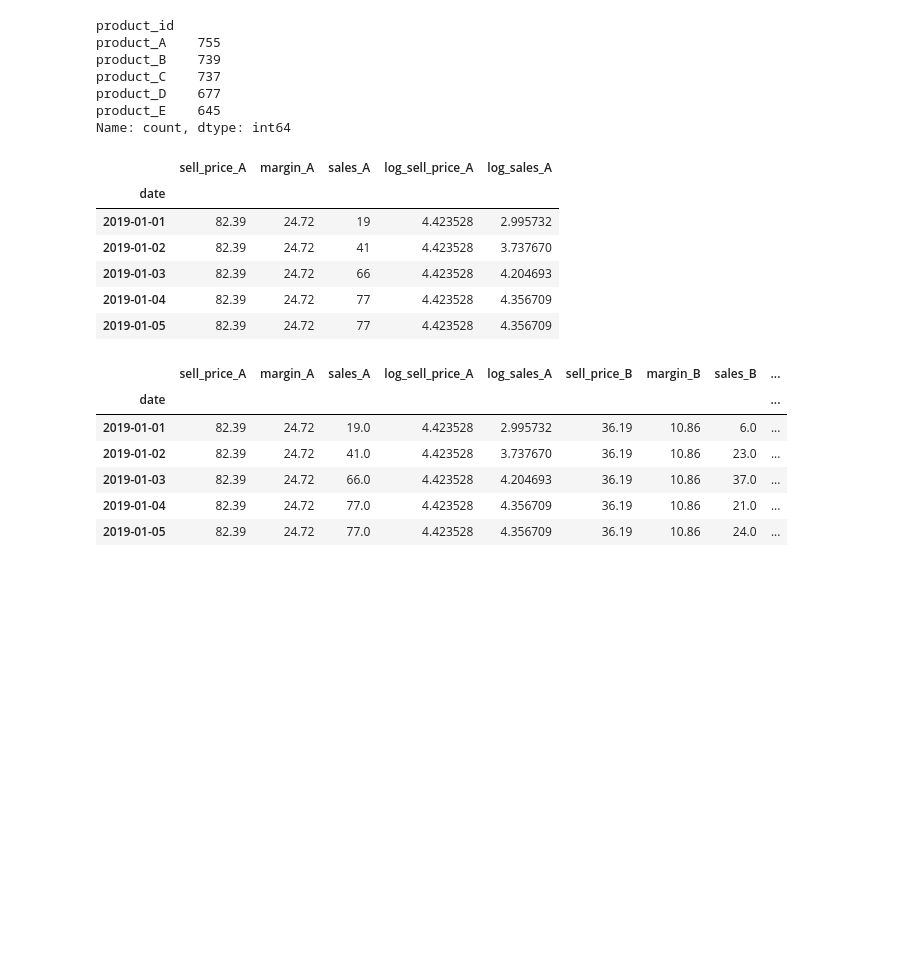
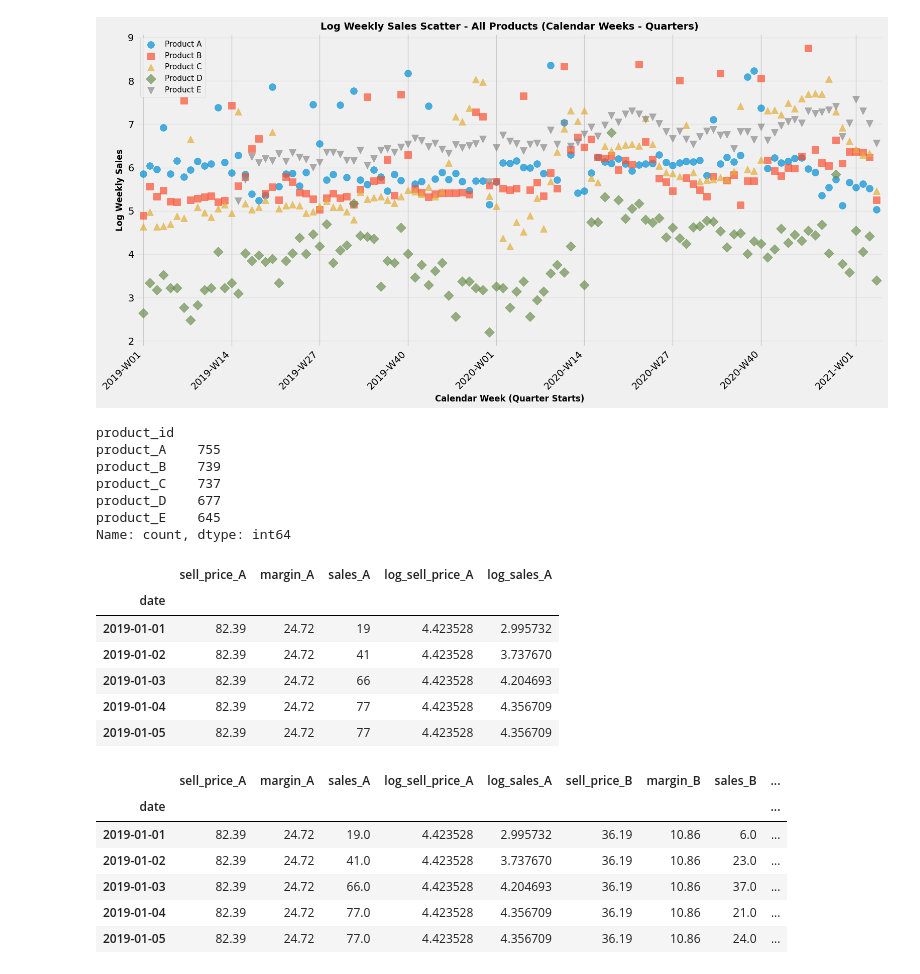
Before and after one commit to insoucyant/Pricing, a Jupyter notebook: analysis.ipynb, the cells around one changed output. Drawn from its saved outputs; the diff is of its cells as text; code cells hidden in the pictures; blank space fills up the shorter version.

```diff
--- a/analysis.ipynb
+++ b/analysis.ipynb
@@ -24,0 +117,72 @@ df = support_functions.create_date_time_index(raw_data)
+# %%
+# Function to plot weekly sales scatter for all products in the same plot (with calendar weeks - quarter markers)
+def plot_weekly_sales_scatter(product_dfs, product_names):
+    """
+    Create a scatter plot of weekly sales for all products in the same plot using calendar weeks.
+    Only shows quarter start weeks on x-axis.
+
+    Parameters:
+    product_dfs: list of product dataframes
+    product_names: list of product names/letters
+    """
+    fig, ax = plt.subplots(figsize=(16, 8))
+
+    colors = ['C0', 'C1', 'C2', 'C3', 'C4']
+    markers = ['o', 's', '^', 'D', 'v']
+
+    # Collect all weeks to determine unique x-axis positions
+    all_weeks = []
+    weekly_data = {}
+
+    for product, df_prod, color, marker in zip(product_names, product_dfs, colors, markers):
+        # Extract year-week and sum sales
+        df_copy = df_prod.copy()
+        df_copy['year_week'] = df_copy.index.isocalendar().year.astype(str) + '-W' + df_copy.index.isocalendar().week.astype(str).str.zfill(2)
+
+        weekly_sales = df_copy.groupby('year_week')[f'sales_{product}'].sum().reset_index()
+        weekly_data[product] = weekly_sales
+        all_weeks.extend(weekly_sales['year_week'].tolist())
+
+    # Get unique weeks in order
+    unique_weeks = sorted(set(all_weeks))
+    week_to_index = {week: idx for idx, week in enumerate(unique_weeks)}
+
+    # Plot each product
+    for product, df_prod, color, marker in zip(product_names, product_dfs, colors, markers):
+        weekly_sales = weekly_data[product]
+        x_positions = [week_to_index[week] for week in weekly_sales['year_week']]
+
+        ax.scatter(x_positions, np.log(weekly_sales[f'sales_{product}']),
+                  label=f'Product {product}', alpha=0.7, s=100, color=color, marker=marker)
+
+    # Extract quarter start weeks (weeks 1, 14, 27, 40)
+    quarter_weeks = []
+    quarter_positions = []
+    quarter_labels = []
+
+    for week, idx in week_to_index.items():
+        week_num = int(week.split('-W')[1])
+        if week_num in [1, 14, 27, 40]:
+            quarter_weeks.append(week)
+            quarter_positions.append(idx)
+            quarter_labels.append(week)
+
+    # Set x-axis with only quarter start week labels
+    ax.set_xticks(quarter_positions)
+    ax.set_xticklabels(quarter_labels, rotation=45, ha='right')
+    ax.set_xlim(-1, len(unique_weeks))
+    ax.set_xlabel('Calendar Week (Quarter Starts)', fontsize=12, fontweight='bold')
+    ax.set_ylabel('Log Weekly Sales', fontsize=12, fontweight='bold')
+    ax.set_title('Log Weekly Sales Scatter - All Products (Calendar Weeks - Quarters)', fontsize=14, fontweight='bold')
+    ax.legend(fontsize=11, loc='best')
+    ax.grid(True, alpha=0.3, axis='y')
+
+    plt.tight_layout()
+    plt.show()
+
+# Call the function
+products = ['A', 'B', 'C', 'D', 'E']
+dfs = [df_product_A, df_product_B, df_product_C, df_product_D, df_product_E]
+plot_weekly_sales_scatter(dfs, products)
+# %% [output]
+[figure, added]
```
Also changed, not shown: parts of 20 cells of this notebook, 2 other files.
